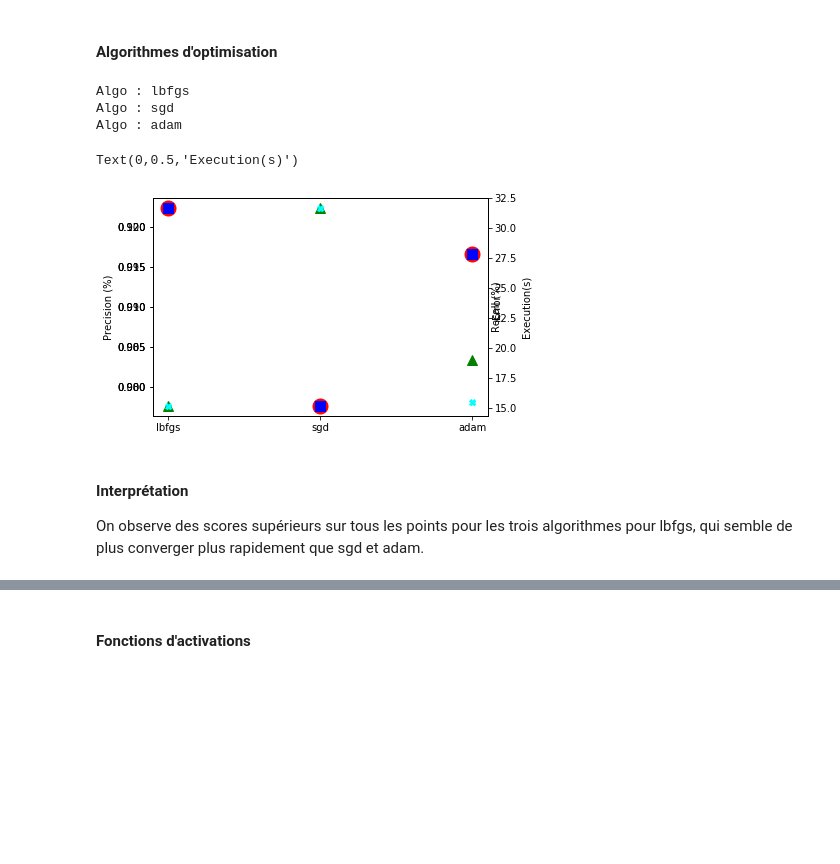
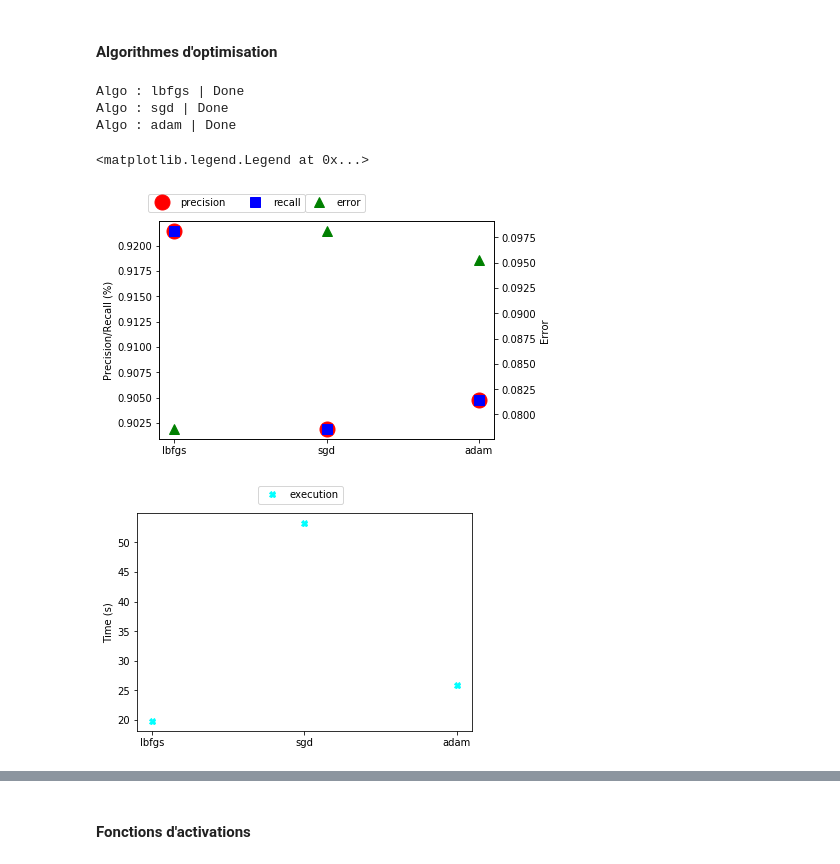
Before and after one commit to NyuB/TP_AP_Sup, a Jupyter notebook: TP2_ANN/TP2_ANN.ipynb, the cells around one changed output, grey strips where cells are left out. Saved outputs shown, nothing was run; the diff lists cells and outputs as text; code cells hidden in the pictures; blank space fills up the shorter version.

Commit message:
Correcting plots, adding some text

```diff
--- a/TP2_ANN/TP2_ANN.ipynb
+++ b/TP2_ANN/TP2_ANN.ipynb
@@ -89,24 +89,9 @@ for layers_nb in layers_nb_set:
         best_score = score
         best_layers_nb = layers_nb
     plot[0].append(layers_nb)
-    plot[1].append(score)
+    plot[1].append(100*score)
     plot[2].append(duration_iter)
     print("Execution time for",layers_nb,duration_iter,"s")
 
 duration = time()-start #TIMER END
-
-fig=plt.figure()
-ax=fig.add_subplot(111, label="precision")
-ax2=ax.twinx()
-
-ax.set_xlabel("n layers")
-ax.set_ylabel("precision (%)")
-ax.set_title("Precision et temps d'exécution en fonction du nombre de couches utilisées")
-ax.plot(plot[0],plot[1])
-ax.plot([best_layers_nb],[best_score], marker= 'x', color='r')
-
-ax2.set_ylabel("temps (s)")
-ax2.plot(plot[0],plot[2],color='r')
-
-print("Optimal layers number :",best_layers_nb, "( score :",best_score,")")
 # %% [output]
@@ -192,7 +193,7 @@ neurons = neurons[:layers_nb]
 algo_set = ['lbfgs', 'sgd', 'adam']
 plot = ([],[],[],[],[])
 for algo in algo_set:
-    print("Algo :",algo)
+    print("Algo :",algo, end='')
     start = time()#TIMER START
 
     mlp = MLPClassifier(hidden_layer_sizes=neurons, solver = algo)
@@ -210,28 +211,32 @@ for algo in algo_set:
     plot[2].append(recall)
     plot[3].append(error)
     plot[4].append(duration)
+    print(" | Done")
 # %% [output]
-Algo : lbfgs
-Algo : sgd
-Algo : adam
+Algo : lbfgs | Done
+Algo : sgd | Done
+Algo : adam | Done
 # %%
 fig=plt.figure()
 ax1=fig.add_subplot(111, label="precision")
 ax2=ax1.twinx()
-ax3=ax2.twinx()
-ax4=ax3.twinx()
 
-ax1.plot(plot[0],plot[1],linestyle='None',marker='o',ms=15.0,color='r')
-ax1.set_ylabel("Precision (%)")
-ax2.plot(plot[0],plot[2],linestyle='None',marker='s',ms=10,color='b')
-ax2.set_ylabel("Recall (%)")
-ax3.plot(plot[0],plot[3],linestyle='None',marker='^',ms=10,color='g')
-ax3.set_ylabel("Error")
-ax4.plot(plot[0],plot[4],linestyle='None',marker='X',color='cyan')
-ax4.set_ylabel("Execution(s)")
+
+ax1.plot(plot[0],plot[1],linestyle='None',marker='o',ms=15.0,color='r', label='precision')
+ax1.plot(plot[0],plot[2],linestyle='None',marker='s',ms=10,color='b', label='recall')
+ax2.plot(plot[0],plot[3],linestyle='None',marker='^',ms=10,color='g', label='error')
+
+ax1.set_ylabel("Precision/Recall (%)")
+ax2.set_ylabel("Error")
+ax1.legend(ncol = 2, bbox_to_anchor=(0.45,1.15))
+ax2.legend(bbox_to_anchor = (0.63, 1.15))
+
+fig2=plt.figure()
+ax3=fig2.add_subplot(111, label="error")
+ax3.plot(plot[0],plot[4],linestyle='None',marker='X',color='cyan',label='execution')
+ax3.set_ylabel("Time (s)")
+ax3.legend(bbox_to_anchor = (0.63, 1.15))
 # %% [output]
-Text(0,0.5,'Execution(s)')
+<matplotlib.legend.Legend at 0x...>
-[figure, old version]
+[figure, new version]
+[figure, added]
-# %% [markdown]
-#### Interprétation
-On observe des scores supérieurs sur tous les points pour les trois algorithmes pour lbfgs, qui semble de plus converger plus rapidement que sgd et adam.
```
Also changed, not shown: parts of 15 cells of this notebook, 3 other files.
